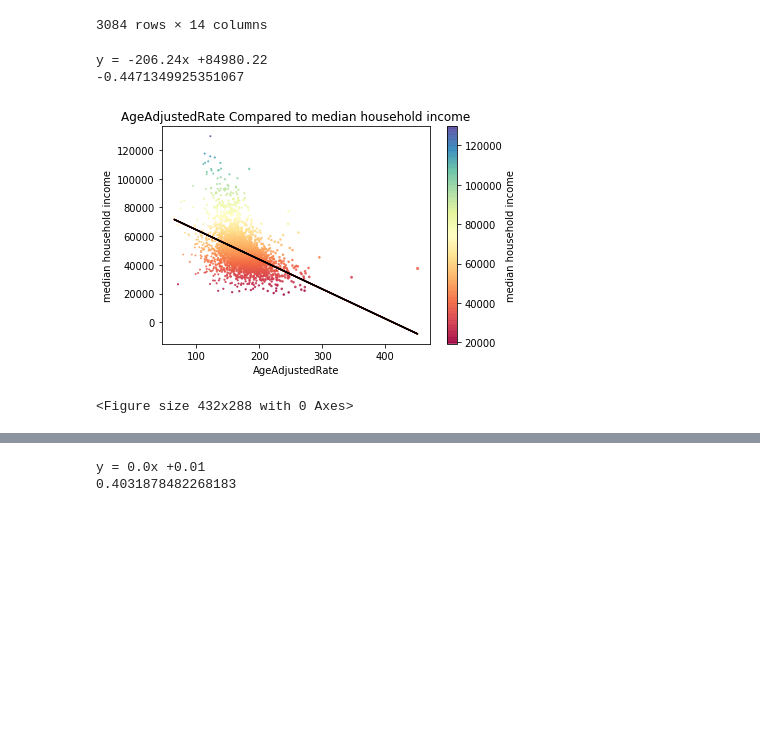
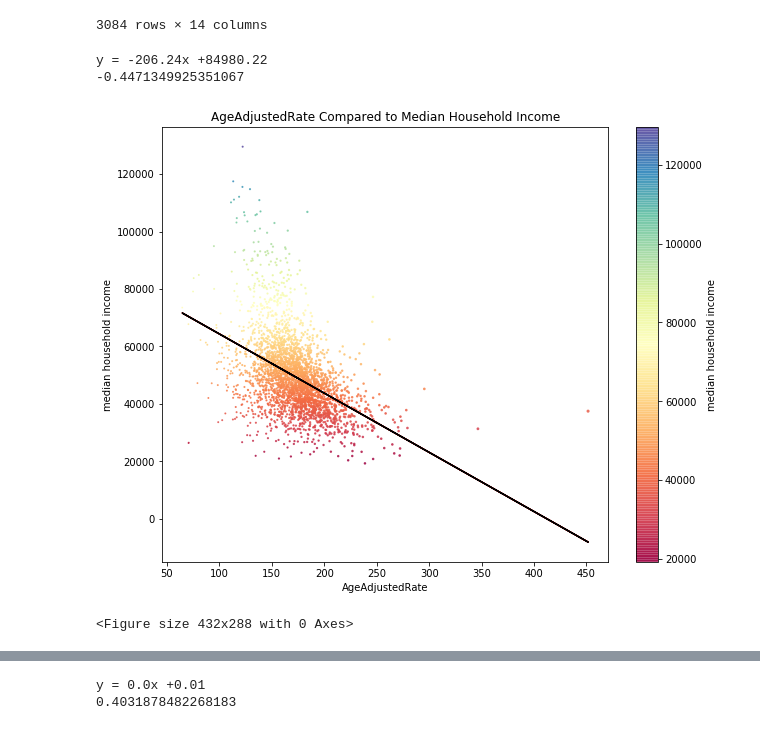
Before and after one commit to Phantogram/Project-BTTV, a Jupyter notebook: TawnyFiles/Census/Census by County.ipynb, the cells around one changed output, grey strips where cells are left out. Drawn from its saved outputs; the diff is of its cells as text; code cells hidden in the pictures; blank space fills up the shorter version.

Commit message:
fixed images issue

```diff
--- a/TawnyFiles/Census/Census by County.ipynb
+++ b/TawnyFiles/Census/Census by County.ipynb
@@ -144,36 +144,37 @@ x_axis = summary_df.loc[:,"AGE_ADJUSTED_RATE"]
 y_axis = summary_df.loc[:,'median household income']
 s = summary_df.loc[:,'Ratings']
 
 # Perform a linear regression on temperature vs. latitude
 (slope, intercept, rvalue, pvalue, stderr) = stats.linregress(x_axis, y_axis)
 
 # Get regression values
 regress_values = x_axis * slope + intercept
 
 # Create line equation string
 line_eq = "y = " + str(round(slope,2)) + "x +" + str(round(intercept,2))
 print(line_eq)
 
 # Print Pearson's correlation coefficient (rvalue)
 print(rvalue)
 
 # Create Plot
+plt.figure(figsize=(10,8))
 plt.scatter(x_axis, y_axis, c=y_axis,
             cmap = 'Spectral', s=s, alpha=0.75)
 plt.plot(x_axis,regress_values,"r-")
 
-plt.title('AgeAdjustedRate Compared to median household income')
+plt.title('AgeAdjustedRate Compared to Median Household Income')
 plt.xlabel('AgeAdjustedRate')
 plt.ylabel('median household income')
 plt.plot(x_axis,regress_values,"k-")
 cbar = plt.colorbar()
 cbar.set_label('median household income')
 plt.show()
-plt.savefig("test.png")
+plt.savefig("Income.png")
 # %% [output]
 y = -206.24x +84980.22
 -0.4471349925351067
-[figure, old version]
+[figure, new version]
 <Figure size 432x288 with 0 Axes>
 # %%
 # Compare Deaths to median household income
```
Also changed, not shown: parts of 1 cell of this notebook, 1 other file.
